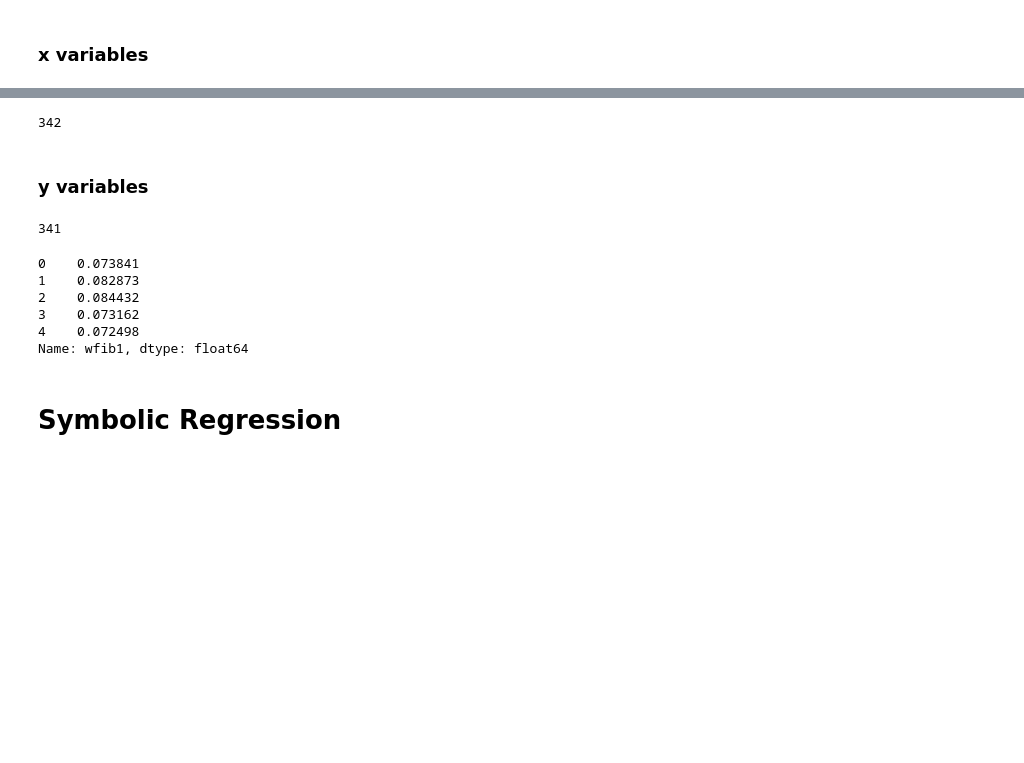
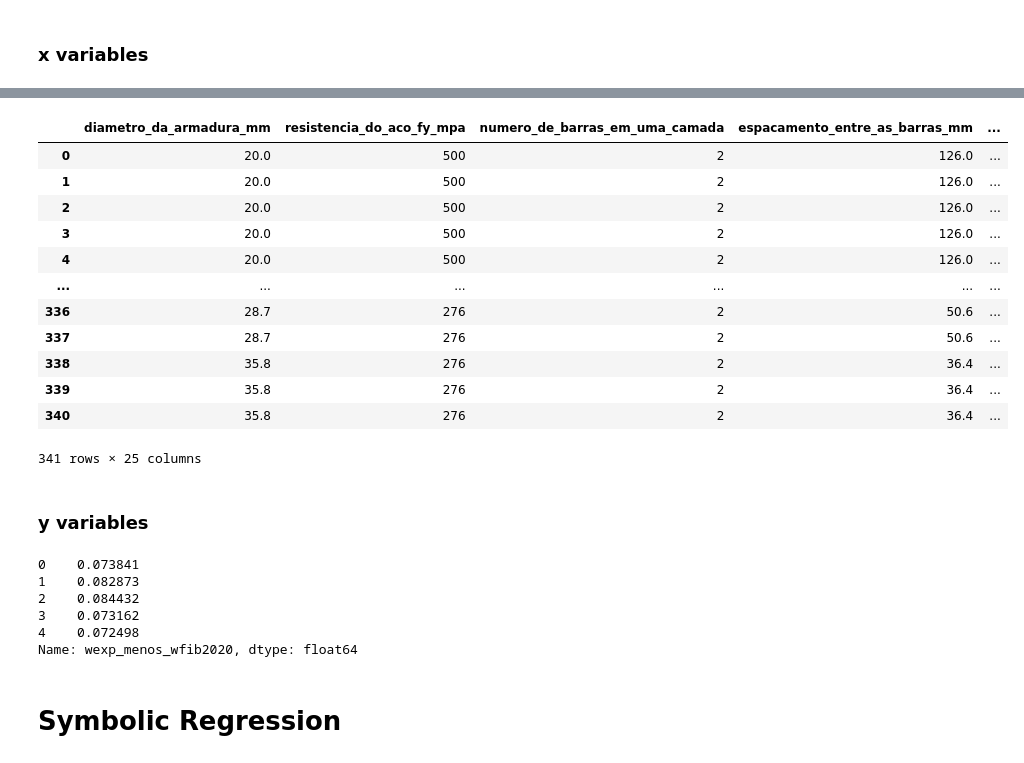
Before and after one commit to wmpjrufg/crack_prediction_symbolic_regression, a Jupyter notebook: train_pysr_model.ipynb, the cells around one changed output, grey strips where cells are left out. Cells and saved outputs as stored; diff of their text form; code cells hidden in the pictures; blank space fills up the shorter version.

```diff
--- a/train_pysr_model.ipynb
+++ b/train_pysr_model.ipynb
@@ -82,16 +74,24 @@ df_x2.head()
 # %%
-x = pd.concat([df_x1, df_models], axis=1)
-len(x)
+x = df.drop('wexp_menos_wfib2020', axis=1)
+x
 # %% [output]
+|  | diametro_da_armadura_mm | resistencia_do_aco_fy_mpa | numero_de_barras_em_uma_camada | espacamento_entre_as_barras_mm | ... |
+| 0 | 20.0 | 500 | 2 | 126.0 | ... |
+| 1 | 20.0 | 500 | 2 | 126.0 | ... |
+| 2 | 20.0 | 500 | 2 | 126.0 | ... |
+| 3 | 20.0 | 500 | 2 | 126.0 | ... |
+| 4 | 20.0 | 500 | 2 | 126.0 | ... |
+| ... | ... | ... | ... | ... | ... |
+| 336 | 28.7 | 276 | 2 | 50.6 | ... |
+| 337 | 28.7 | 276 | 2 | 50.6 | ... |
+| 338 | 35.8 | 276 | 2 | 36.4 | ... |
+| 339 | 35.8 | 276 | 2 | 36.4 | ... |
+| 340 | 35.8 | 276 | 2 | 36.4 | ... |
-342
+341 rows × 25 columns
 # %% [markdown]
 ### y variables
-# %%
-df_y.head(10)
-# %% [output]
-341
 # %%
-y = df_y['wfib1']
+y = df['wexp_menos_wfib2020']
 y.head()
 # %% [output]
 0    0.073841
@@ -99,7 +99,7 @@ y.head()
 2    0.084432
 3    0.073162
 4    0.072498
-Name: wfib1, dtype: float64
+Name: wexp_menos_wfib2020, dtype: float64
 # %% [markdown]
 # Symbolic Regression
 # %% [markdown]
```
Also changed, not shown: parts of 11 cells of this notebook, 1 other file.
